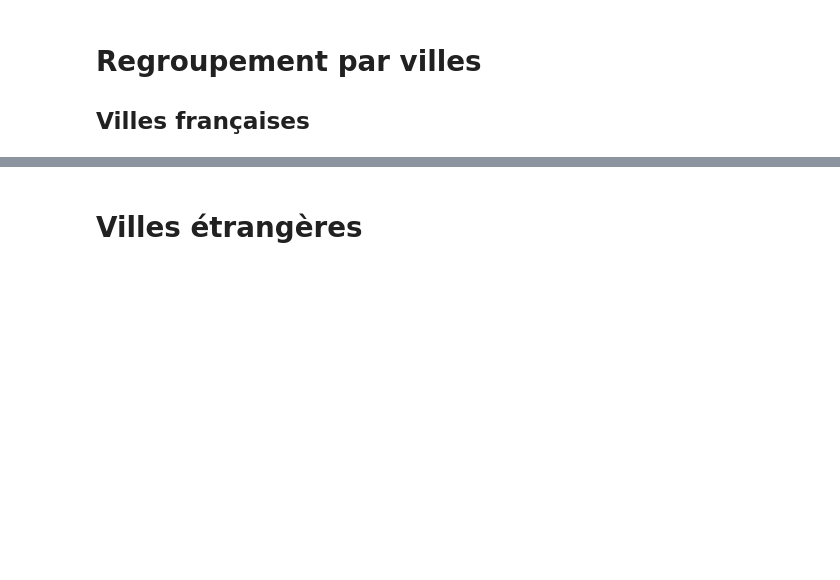
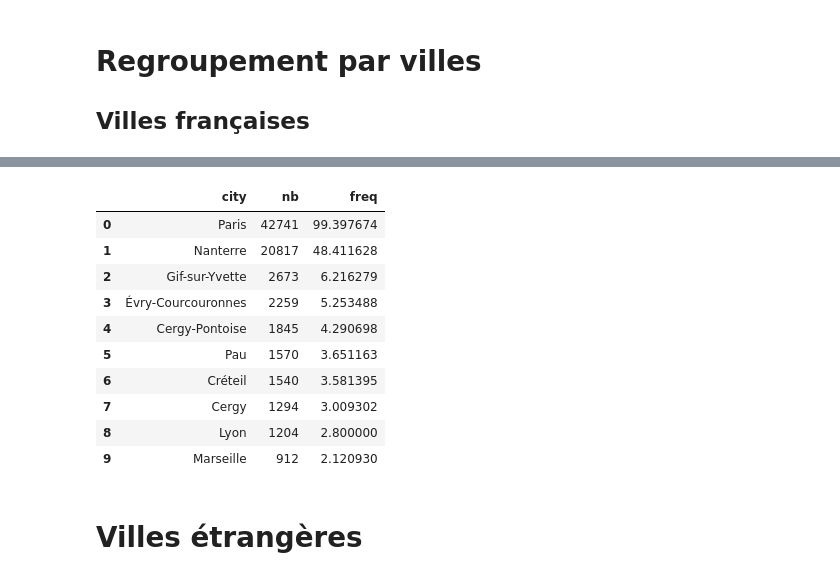
Before and after one commit to luneauaymeric/bso_p8, a Jupyter notebook: 1_data_analysis_and_vis/geographic_analyse/countries_coauthor.ipynb, the cells around one changed output, grey strips where cells are left out. Saved outputs shown, nothing was run; the diff lists cells and outputs as text; code cells hidden in the pictures; blank space fills up the shorter version.

```diff
--- a/1_data_analysis_and_vis/geographic_analyse/countries_coauthor.ipynb
+++ b/1_data_analysis_and_vis/geographic_analyse/countries_coauthor.ipynb
@@ -84,8 +158,20 @@ freq_country.head(10)
 # %%
-df_city = df0[["id","city","country_name"]].drop_duplicates()
-french_city = df_city.loc[df_city.country_name=="France"].groupby(["city"]).agg(nb=("id","size")).sort_values("nb", ascending= False).reset_index()
-french_city["freq"] = french_city.nb/ np.sum(french_city.nb)*100
+df_frenchcity = df_city.loc[(df_city.country_name=="France")]
+french_city = df_frenchcity.groupby(["city"]).agg(nb=("id","size")).sort_values("nb", ascending= False).reset_index()
+french_city["freq"] = french_city.nb/ df_frenchcity.id.nunique()*100
 french_city.head(10)
+# %% [output]
+|  | city | nb | freq |
+| 0 | Paris | 42741 | 99.397674 |
+| 1 | Nanterre | 20817 | 48.411628 |
+| 2 | Gif-sur-Yvette | 2673 | 6.216279 |
+| 3 | Évry-Courcouronnes | 2259 | 5.253488 |
+| 4 | Cergy-Pontoise | 1845 | 4.290698 |
+| 5 | Pau | 1570 | 3.651163 |
+| 6 | Créteil | 1540 | 3.581395 |
+| 7 | Cergy | 1294 | 3.009302 |
+| 8 | Lyon | 1204 | 2.800000 |
+| 9 | Marseille | 912 | 2.120930 |
 # %% [markdown]
 # Villes étrangères
 # %%
```
Also changed, not shown: parts of 13 cells of this notebook, 1 other file.
